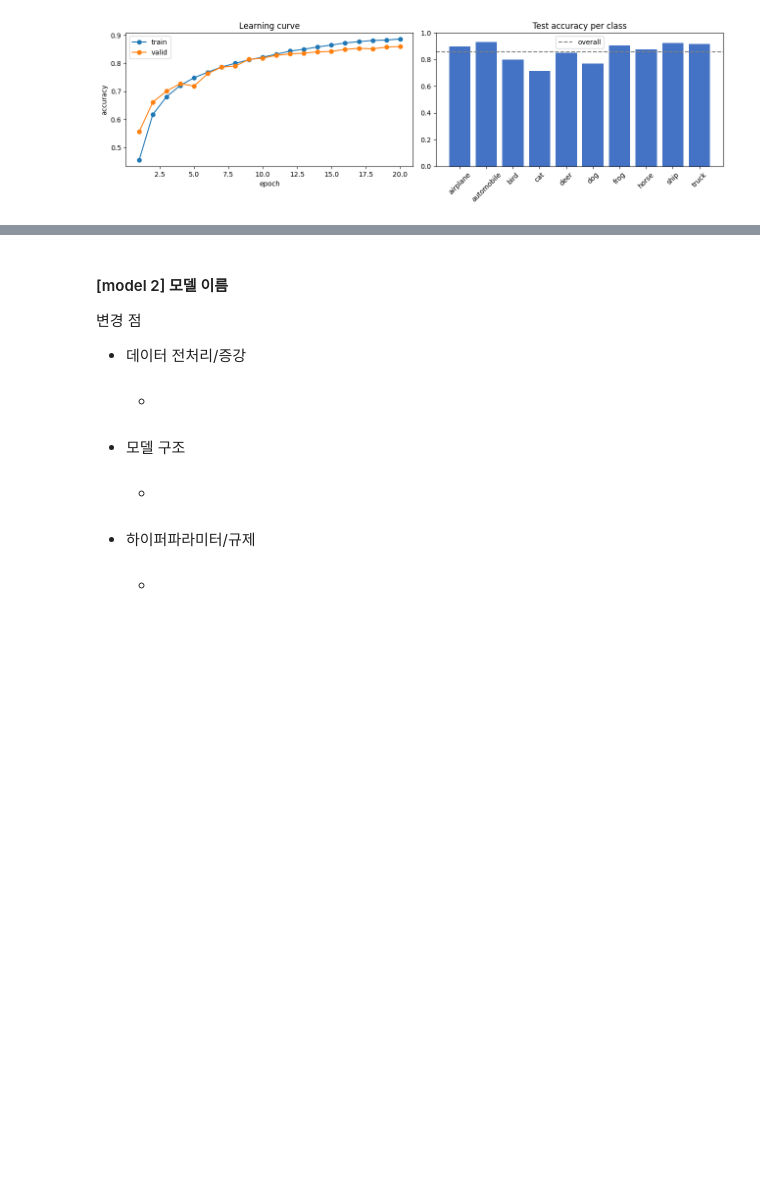
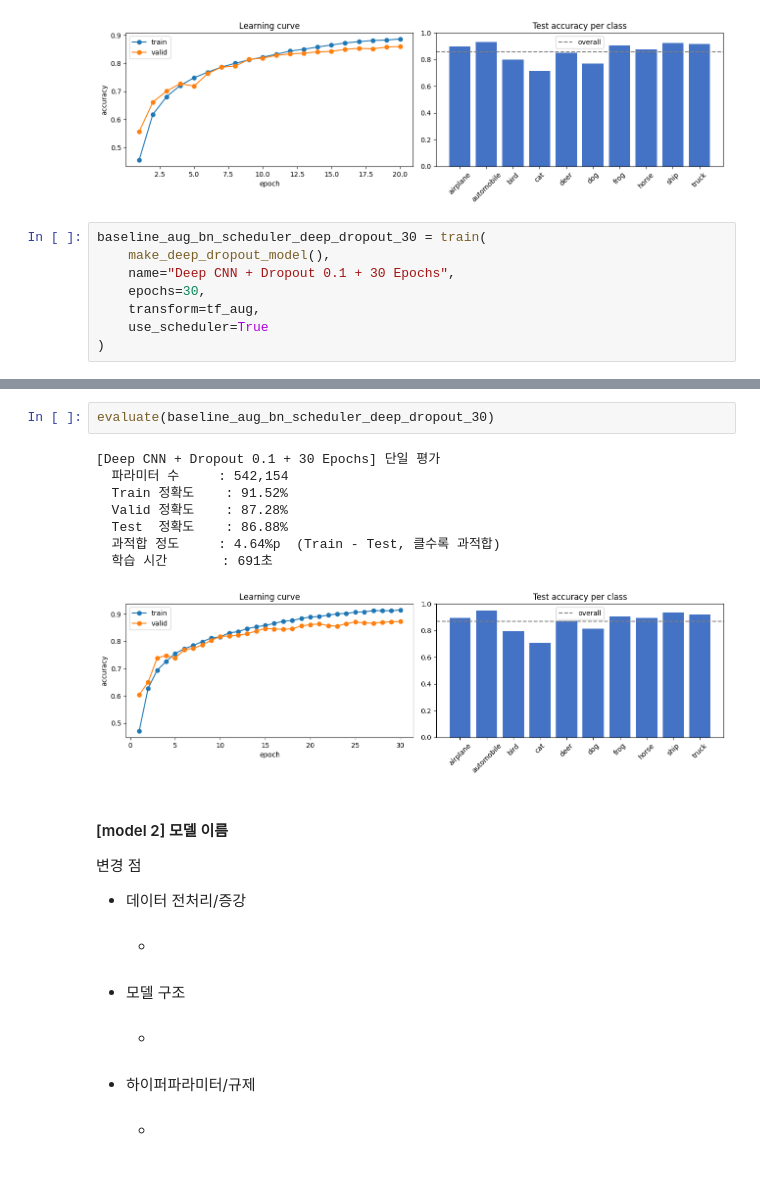
Before and after one commit to loginyrlife/ai_learning, a Jupyter notebook: CIFAR10_CNN_실습_ipynb의_사본.ipynb, the cells around one changed output, grey strips where cells are left out. Saved outputs shown, nothing was run; the diff lists cells and outputs as text; blank space fills up the shorter version.

Commit message:
8. epoch 30으로 증가

```diff
--- a/CIFAR10_CNN_실습_ipynb의_사본.ipynb
+++ b/CIFAR10_CNN_실습_ipynb의_사본.ipynb
@@ -760,3 +760,11 @@ evaluate(baseline_aug_bn_scheduler_deep_dropout)
   과적합 정도     : 2.75%p  (Train - Test, 클수록 과적합)
   학습 시간       : 461초
 [figure]
+# %%
+baseline_aug_bn_scheduler_deep_dropout_30 = train(
+    make_deep_dropout_model(),
+    name="Deep CNN + Dropout 0.1 + 30 Epochs",
+    epochs=30,
+    transform=tf_aug,
+    use_scheduler=True
+)
@@ -763,3 +789,14 @@ evaluate(baseline_aug_bn_scheduler_deep_dropout)
+# %%
+evaluate(baseline_aug_bn_scheduler_deep_dropout_30)
+# %% [output]
+[Deep CNN + Dropout 0.1 + 30 Epochs] 단일 평가
+  파라미터 수     : 542,154
+  Train 정확도    : 91.52%
+  Valid 정확도    : 87.28%
+  Test  정확도    : 86.88%
+  과적합 정도     : 4.64%p  (Train - Test, 클수록 과적합)
+  학습 시간       : 691초
+[figure, added]
 # %% [markdown]
 #### [model 2] 모델 이름
 
```
Also changed, not shown: parts of 1 cell of this notebook.
